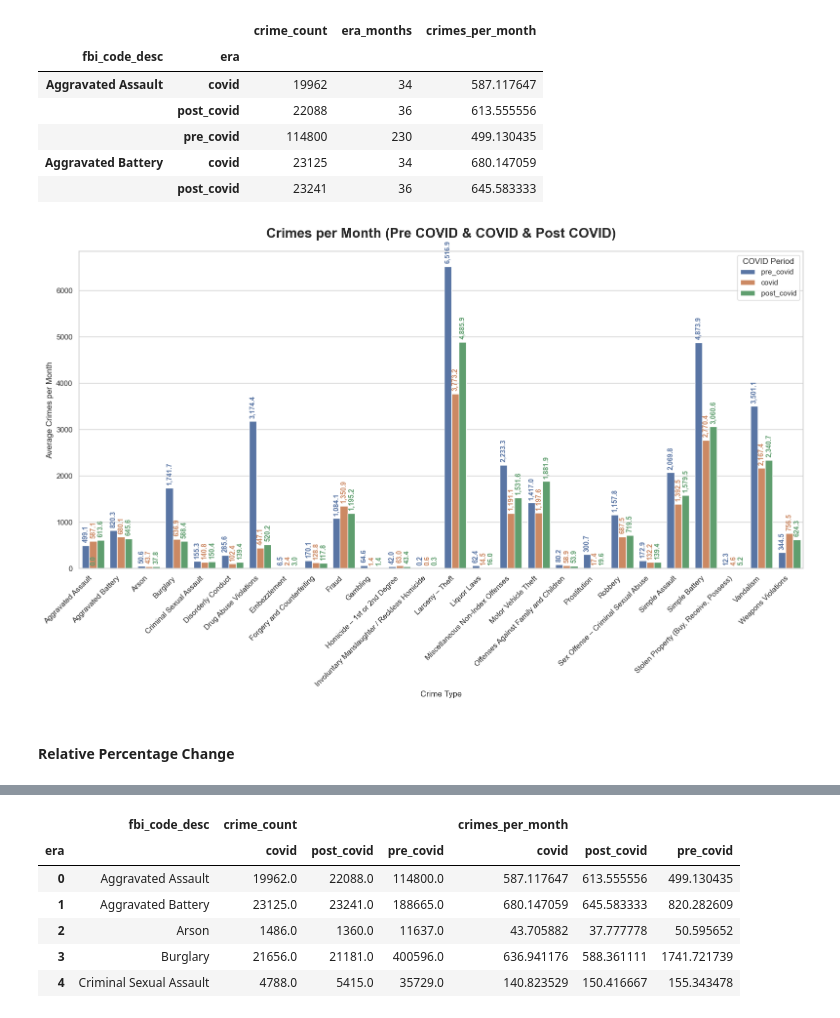
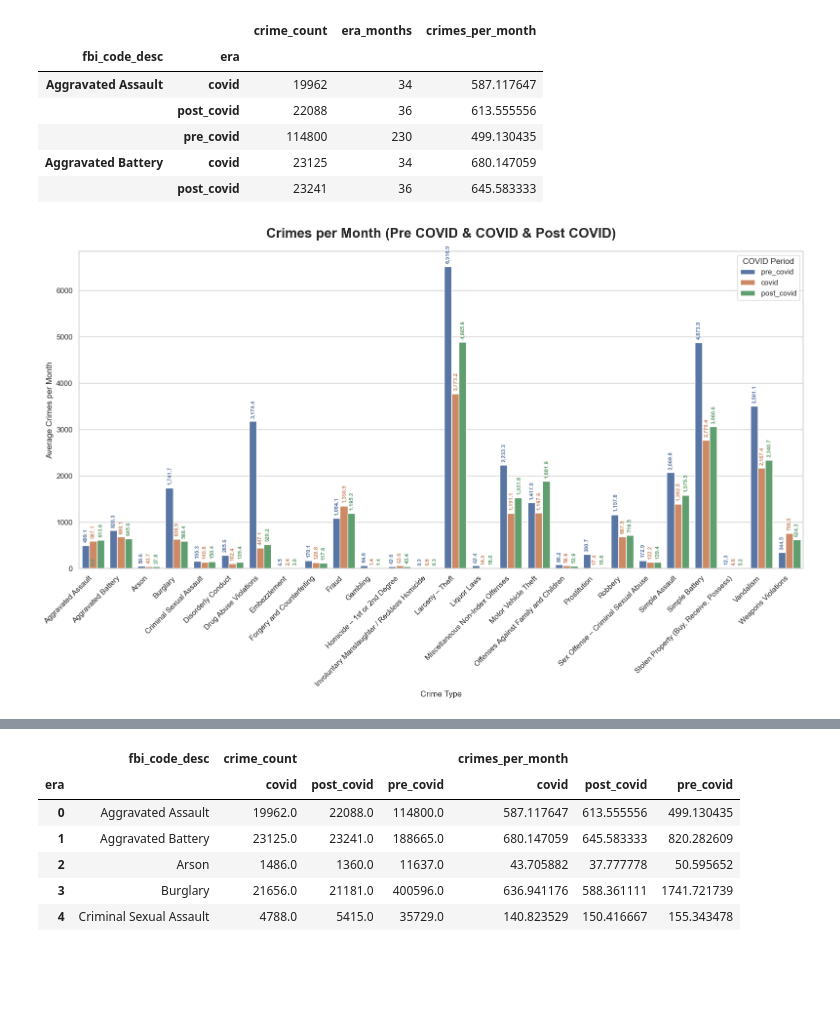
Before and after one commit to SirErikPak/ChicagoCrime, a Jupyter notebook: Notebook/ChicagoCrimeEraAnalysis.ipynb, the cells around one changed output, grey strips where cells are left out. Saved outputs shown, nothing was run; the diff lists cells and outputs as text; code cells hidden in the pictures; blank space fills up the shorter version.

```diff
--- a/Notebook/ChicagoCrimeEraVisualize.ipynb
+++ b/Notebook/ChicagoCrimeEraAnalysis.ipynb
@@ -107,7 +134,7 @@ df[['date', 'year_week']].head()
 df['year_month'] = df['date'].dt.strftime('%Y%m')
 
 # convert year_month to int
-df.year_month = df.year_month.astype(arrow_int32)
+df.year_month = df.year_month.astype(arrow_string)
 # check the datatype
 print(df.year_month.dtype)
 # display
@@ -273,29 +299,3 @@ era
 covid       2020-03-01 00:00:00  2022-12-31 23:55:00
 post_covid  2023-01-01 00:00:00  2025-12-24 00:00:00
 pre_covid   2001-01-01 00:00:00  2020-02-29 23:59:00
-# %%
-from scipy import stats
-
-# Monthly crime counts per era — consistent with crimes_per_month normalization
-monthly = (
-    multi_counts_df
-    .groupby(['fbi_code_desc', 'era', 'year_month'], as_index=False)
-    .agg(count=('count', 'sum'))
-)
-
-results = []
-for crime in monthly['fbi_code_desc'].astype(str).unique():
-    subset = monthly[monthly['fbi_code_desc'].astype(str) == crime]
-    pre   = subset[subset['era'].astype(str) == 'pre_covid']['count']
-    covid = subset[subset['era'].astype(str) == 'covid']['count']
-    post  = subset[subset['era'].astype(str) == 'post_covid']['count']
-    stat, p = stats.kruskal(pre, covid, post)
-    results.append({
-        'crime':       crime,
-        'statistic':   round(stat, 2),
-        'p_value':     round(p, 6),
-        'significant': p < 0.05
-    })
-
-kruskal_results = pd.DataFrame(results).sort_values('p_value')
-kruskal_results
@@ -334,13 +377,12 @@ totals = (
     .agg(crime_count=('count', 'sum'))
 )
 
-# Number of months per era
-era_months = {
-    'pre_covid': 230,
-    'covid':      34,
-    'post_covid': 36
-}
-
+# Number of months per era: derive dynamically
+era_months = (
+    df.groupby('era')['year_month']
+    .nunique()
+    .to_dict()
+)
 # Normalize
 totals['era_months']        = [era_months[str(e)] for e in totals.index.get_level_values('era')]
 totals['crimes_per_month']  = totals['crime_count'] / totals['era_months']
@@ -381,35 +423,33 @@ for p in ax.patches:
     height = p.get_height()
     color = p.get_facecolor()   # get the bar's actual color
 
     ax.annotate(
         f"{height:,.1f}",                      # crimes per month, 1 decimal place
         (p.get_x() + p.get_width() / 2., height),
         ha="center",
         va="bottom",
-        fontsize=10,
+        fontsize=8,
         xytext=(0, 4),                        # fixed offset so labels never vanish
         textcoords="offset points",
         rotation=90,
         color=color,                          # use the bar color for the text
         fontweight='bold',
         clip_on=False                         # don't clip tiny bars
     )
 
 plt.title(
     "Crimes per Month (Pre COVID & COVID & Post COVID)",
     pad=20,
     fontsize = 20,
     fontweight="bold"
 )
 plt.ylabel("Average Crimes per Month")
 plt.xlabel("Crime Type")
 plt.xticks(rotation=45, ha='right')
 plt.legend(title="COVID Period")
 plt.tight_layout()
 # Save the figure with high resolution and tight cropping
-plt.savefig("../Image/bar_analysis.png", dpi=1200, bbox_inches='tight')
+plt.savefig("../Image/bar_analysis.png", dpi=600, bbox_inches='tight')
 plt.show()
 # %% [output]
-[figure, old version]
+[figure, new version]
-# %% [markdown]
-#### Relative Percentage Change
```
Also changed, not shown: parts of 48 cells of this notebook, 9 other files.
